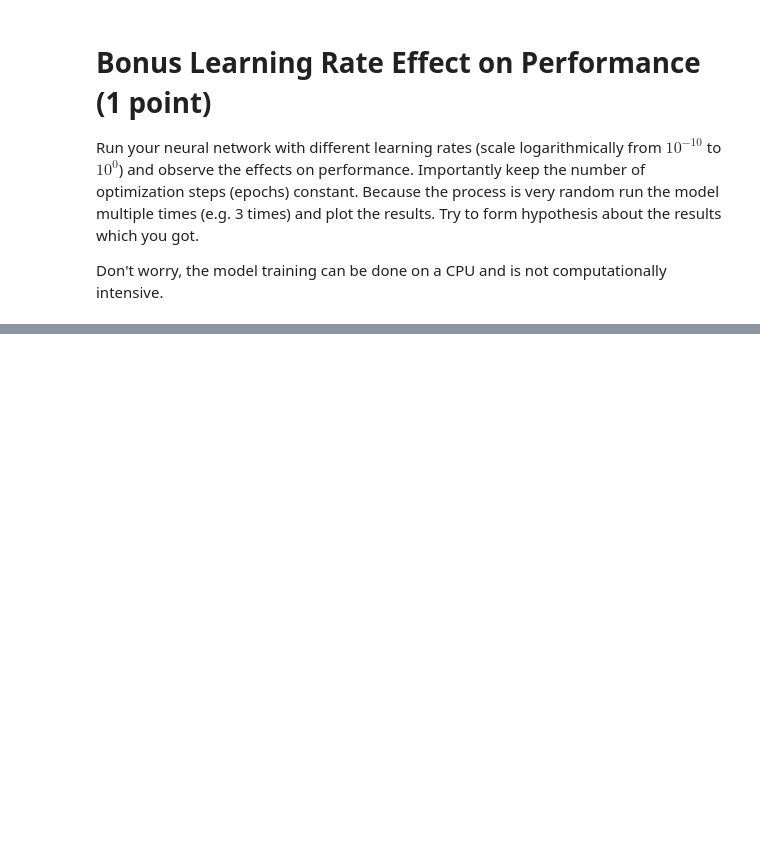
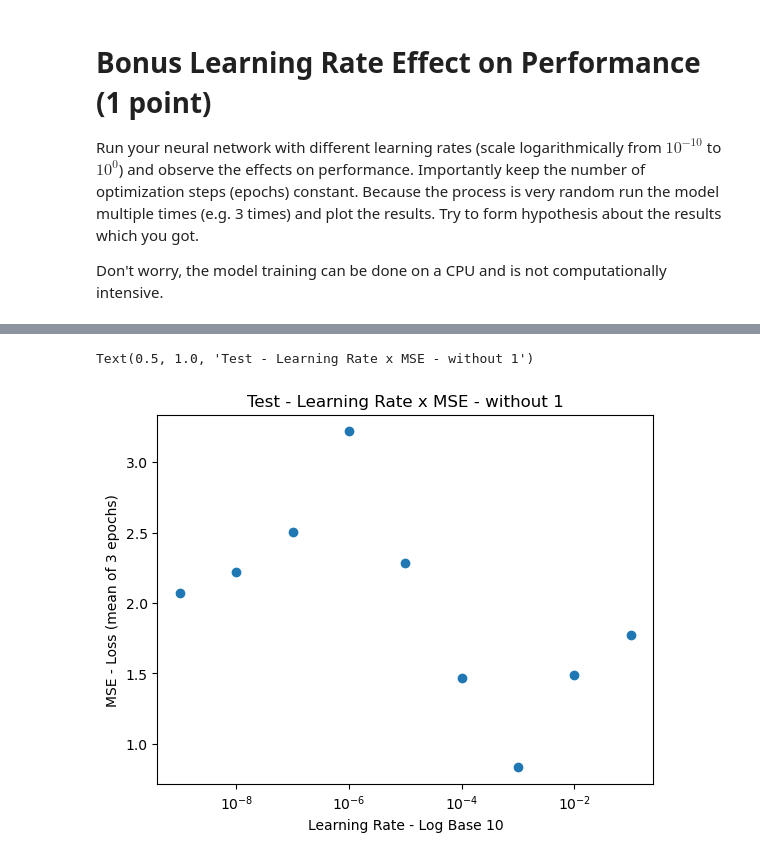
Before and after one commit to lflage/NNIA_22_23, a Jupyter notebook: Assignment_4/assignment4.ipynb, the cells around one changed output, grey strips where cells are left out. Saved outputs shown, nothing was run; the diff lists cells and outputs as text; code cells hidden in the pictures; blank space fills up the shorter version.

```diff
--- a/Assignment_4/assignment4.ipynb
+++ b/Assignment_4/assignment4.ipynb
@@ -111,0 +286,10 @@ Don't worry, the model training can be done on a CPU and is not computationally
+# %%
+# Plot MSE x Learning Rate
+plt.scatter(learning_rates[1:], test_loss_list[1:])
+plt.xscale("log")
+plt.xlabel("Learning Rate - Log Base 10")
+plt.ylabel("MSE - Loss (mean of 3 epochs)")
+plt.title('Test - Learning Rate x MSE - without 1')
+# %% [output]
+Text(0.5, 1.0, 'Test - Learning Rate x MSE - without 1')
+[figure, added]
```
Also changed, not shown: parts of 9 cells of this notebook, 1 other file.
